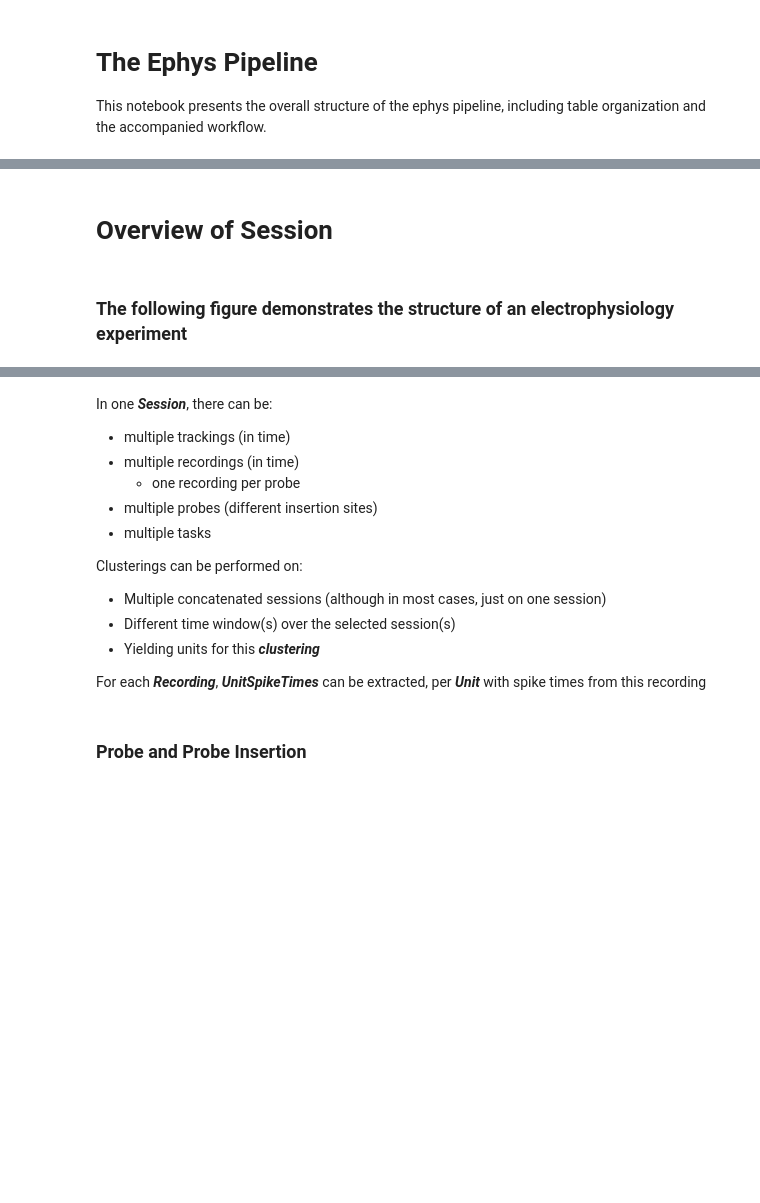
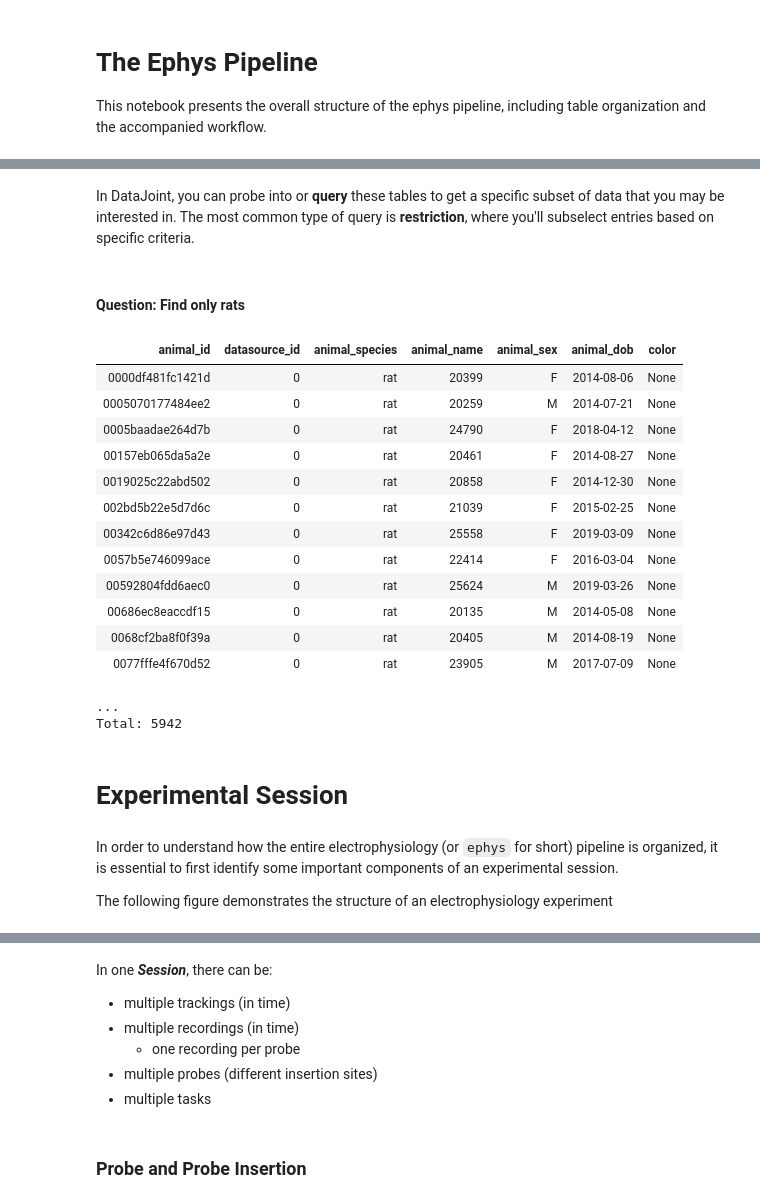
Before and after one commit to kavli-ntnu/dj-docs, a Jupyter notebook: notebooks/The_Ephys_Pipeline.ipynb, the cells around one changed output, grey strips where cells are left out. Saved outputs shown, nothing was run; the diff lists cells and outputs as text; code cells hidden in the pictures; blank space fills up the shorter version.

```diff
--- a/notebooks/The_Ephys_Pipeline.ipynb
+++ b/notebooks/The_Ephys_Pipeline.ipynb
@@ -14,7 +43,31 @@ This notebook presents the overall structure of the ephys pipeline, including ta
+# %% [markdown]
+In DataJoint, you can probe into or **query** these tables to get a specific subset of data that you may be interested in. The most common type of query is **restriction**, where you'll subselect entries based on specific criteria.
+# %% [markdown]
+#### Question: Find only rats
+# %%
+mlims.Animal & 'animal_species = "rat"'
+# %% [output]
+| animal_id | datasource_id | animal_species | animal_name | animal_sex | animal_dob | color |
+| 0000df481fc1421d | 0 | rat | 20399 | F | 2014-08-06 | None |
+| 0005070177484ee2 | 0 | rat | 20259 | M | 2014-07-21 | None |
+| 0005baadae264d7b | 0 | rat | 24790 | F | 2018-04-12 | None |
+| 00157eb065da5a2e | 0 | rat | 20461 | F | 2014-08-27 | None |
+| 0019025c22abd502 | 0 | rat | 20858 | F | 2014-12-30 | None |
+| 002bd5b22e5d7d6c | 0 | rat | 21039 | F | 2015-02-25 | None |
+| 00342c6d86e97d43 | 0 | rat | 25558 | F | 2019-03-09 | None |
+| 0057b5e746099ace | 0 | rat | 22414 | F | 2016-03-04 | None |
+| 00592804fdd6aec0 | 0 | rat | 25624 | M | 2019-03-26 | None |
+| 00686ec8eaccdf15 | 0 | rat | 20135 | M | 2014-05-08 | None |
+| 0068cf2ba8f0f39a | 0 | rat | 20405 | M | 2014-08-19 | None |
+| 0077fffe4f670d52 | 0 | rat | 23905 | M | 2017-07-09 | None |
+...
+Total: 5942
 # %% [markdown]
-# Overview of Session
+# Experimental Session
-# %% [markdown]
-### The following figure demonstrates the structure of an electrophysiology experiment
+# %% [markdown]
+In order to understand how the entire electrophysiology (or `ephys` for short) pipeline is organized, it is essential to first identify some important components of an experimental session.
+
+The following figure demonstrates the structure of an electrophysiology experiment
 # %% [markdown]
 <img src="../images/Ephys_Session_Structure.png" alt="drawing" width="700"/>
 # %% [markdown]
@@ -24,13 +77,6 @@ In one ***Session***, there can be:
     + one recording per probe
 + multiple probes (different insertion sites)
 + multiple tasks
-
-Clusterings can be performed on:
-+ Multiple concatenated sessions (although in most cases, just on one session)
-+ Different time window(s) over the selected session(s)
-+ Yielding units for this ***clustering***
-
-For each ***Recording***, ***UnitSpikeTimes*** can be extracted, per ***Unit*** with spike times from this recording
 # %% [markdown]
 ### Probe and Probe Insertion
 # %% [markdown]
```
Also changed, not shown: parts of 24 cells of this notebook.
